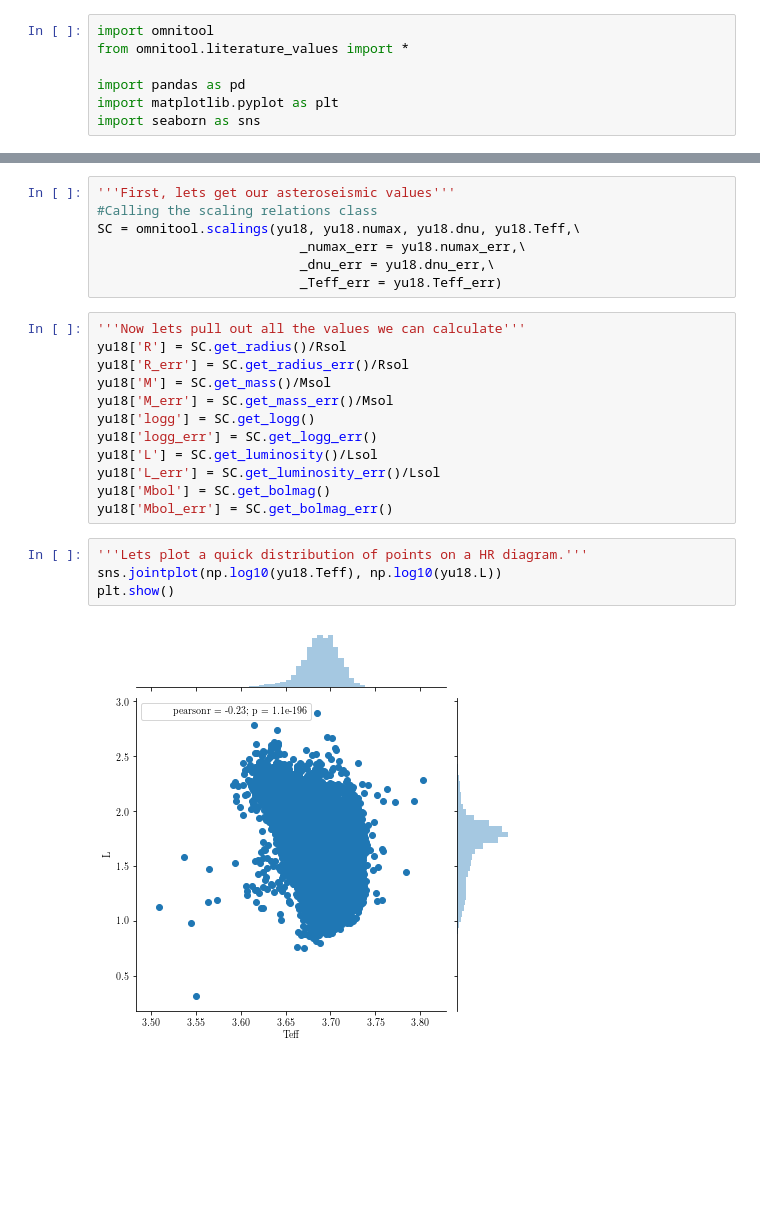
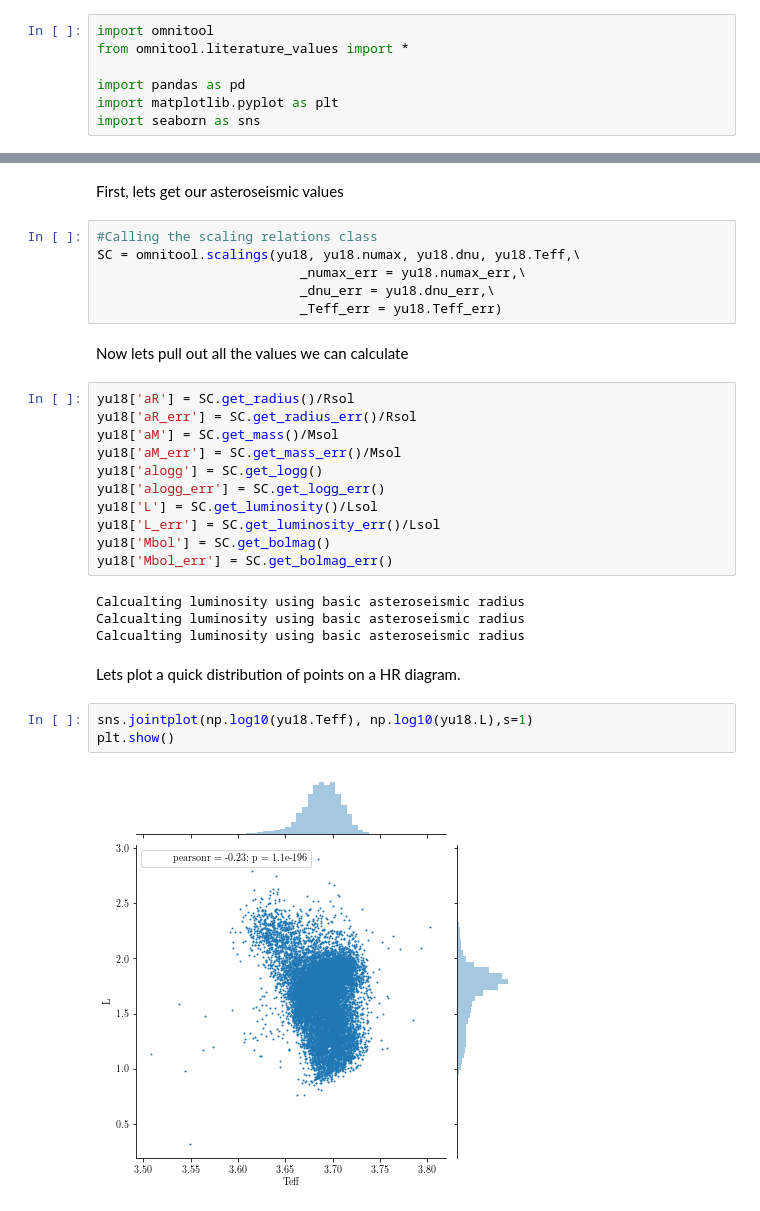
Before and after one commit to ojhall94/omnitool, a Jupyter notebook: examples/example_astero_bolocorr.ipynb, the cells around one changed output, grey strips where cells are left out. Drawn from its saved outputs; the diff is of its cells as text; blank space fills up the shorter version.

```diff
--- a/examples/example_astero_bolocorr.ipynb
+++ b/examples/example_astero_bolocorr.ipynb
@@ -26,28 +27,35 @@ yu18.rename(columns={'KICID':'KIC',
                     'err.4_y':'R_err'},inplace=True) #For consistency
 # %% [output]
 Reading in Yu+2018
+# %% [markdown]
+First, lets get our asteroseismic values
 # %%
-'''First, lets get our asteroseismic values'''
 #Calling the scaling relations class
 SC = omnitool.scalings(yu18, yu18.numax, yu18.dnu, yu18.Teff,\
                           _numax_err = yu18.numax_err,\
                           _dnu_err = yu18.dnu_err,\
                           _Teff_err = yu18.Teff_err)
+# %% [markdown]
+Now lets pull out all the values we can calculate
 # %%
-'''Now lets pull out all the values we can calculate'''
-yu18['R'] = SC.get_radius()/Rsol
-yu18['R_err'] = SC.get_radius_err()/Rsol
-yu18['M'] = SC.get_mass()/Msol
-yu18['M_err'] = SC.get_mass_err()/Msol
-yu18['logg'] = SC.get_logg()
-yu18['logg_err'] = SC.get_logg_err()
+yu18['aR'] = SC.get_radius()/Rsol
+yu18['aR_err'] = SC.get_radius_err()/Rsol
+yu18['aM'] = SC.get_mass()/Msol
+yu18['aM_err'] = SC.get_mass_err()/Msol
+yu18['alogg'] = SC.get_logg()
+yu18['alogg_err'] = SC.get_logg_err()
 yu18['L'] = SC.get_luminosity()/Lsol
 yu18['L_err'] = SC.get_luminosity_err()/Lsol
 yu18['Mbol'] = SC.get_bolmag()
 yu18['Mbol_err'] = SC.get_bolmag_err()
+# %% [output]
+Calcualting luminosity using basic asteroseismic radius
+Calcualting luminosity using basic asteroseismic radius
+Calcualting luminosity using basic asteroseismic radius
+# %% [markdown]
+Lets plot a quick distribution of points on a HR diagram.
 # %%
-'''Lets plot a quick distribution of points on a HR diagram.'''
-sns.jointplot(np.log10(yu18.Teff), np.log10(yu18.L))
+sns.jointplot(np.log10(yu18.Teff), np.log10(yu18.L),s=1)
 plt.show()
 # %% [output]
-[figure, old version]
+[figure, new version]
```
Also changed, not shown: parts of 20 cells of this notebook, 1 other file.
